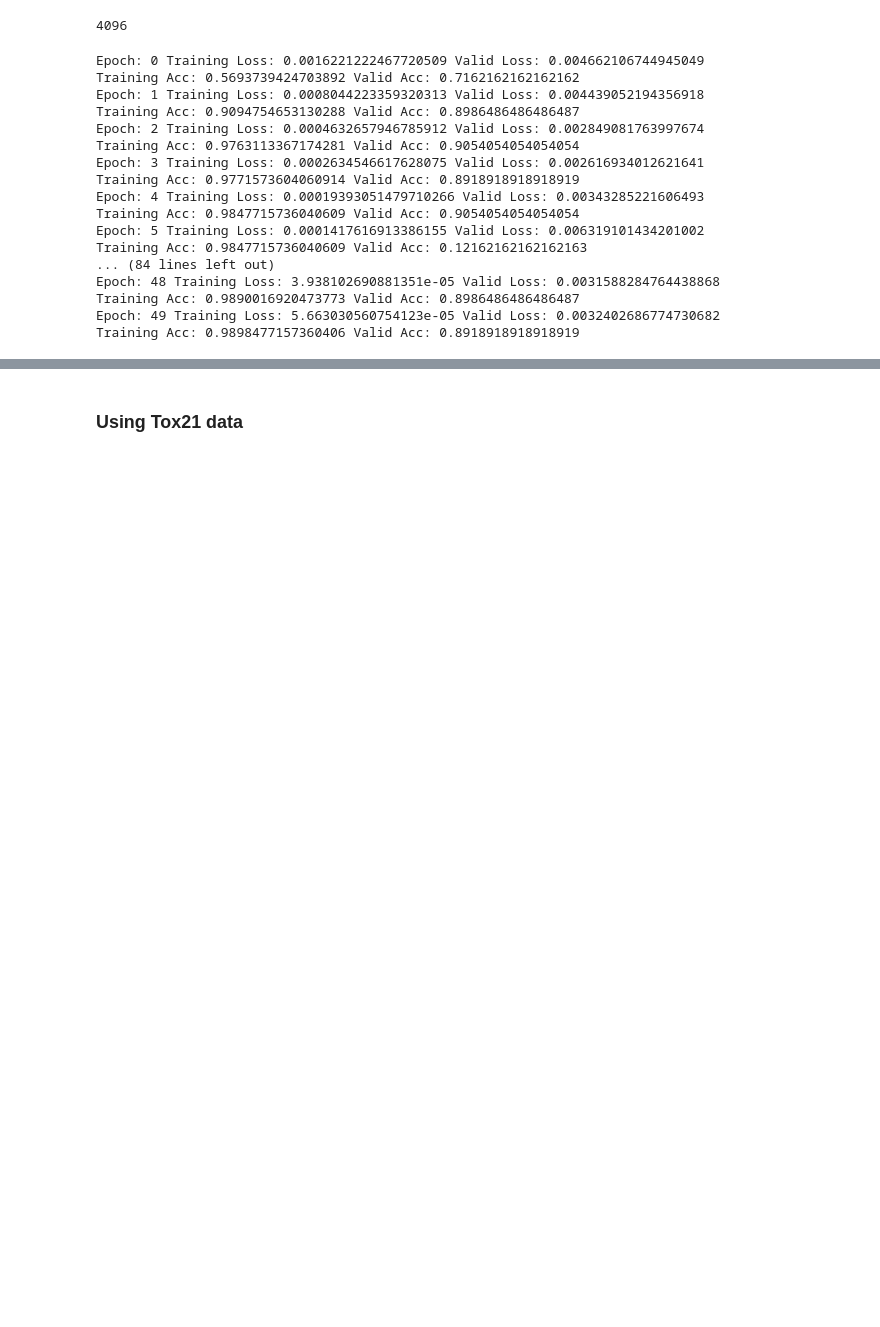
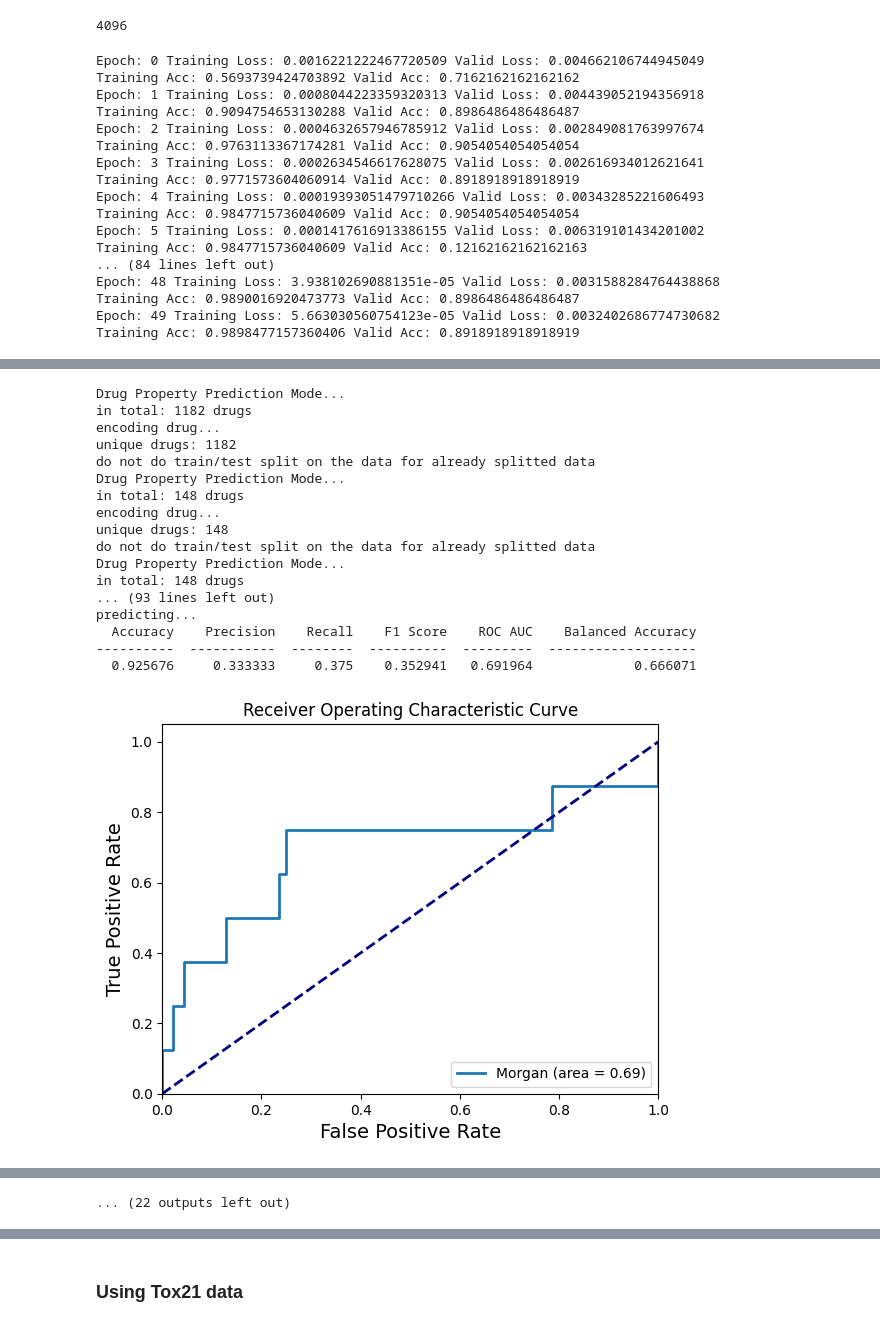
Before and after one commit to FabioLddo/toxicity_prediction, a Jupyter notebook: toxicity_prediction_project-Bulloni_Ippolito_Loddo-D3A.ipynb, the cells around one changed output, grey strips where cells are left out. Saved outputs shown, nothing was run; the diff lists cells and outputs as text; code cells hidden in the pictures; blank space fills up the shorter version.

```diff
--- a/toxicity_prediction_project-Bulloni_Ippolito_Loddo-D3A.ipynb
+++ b/toxicity_prediction_project-Bulloni_Ippolito_Loddo-D3A.ipynb
@@ -760,0 +993,19 @@ evaluate_model(model_dp, dp_test)
+# %%
+#Calculating LogP, MW, RB, AromaticAtoms, HeavyAtoms, AP  descriptors
+def compute_descriptors(df):
+    dfc = df.copy()
+    dfc["ROMol"] = dfc["smiles"].apply(lambda x: Chem.MolFromSmiles(x))
+    dfc['MolLogP'] = [Descriptors.MolLogP(mol) for mol in dfc['ROMol']]
+    dfc['RB'] =  [Descriptors.NumRotatableBonds(mol) for mol in dfc['ROMol']]
+    dfc['cLogP'] = [Descriptors.MolWt(mol) for mol in dfc['ROMol']]
+    dfc['ExactMolWt'] = [Descriptors.ExactMolWt(mol) for mol in dfc['ROMol']]
+    dfc['NumRotatableBonds'] = [Descriptors.NumRotatableBonds(mol) for mol in dfc['ROMol']]
+    dfc['MolWt'] = [Descriptors.MolWt(mol) for mol in dfc['ROMol']]
+    dfc['AromaticAtoms'] = [len(mol.GetAromaticAtoms()) for mol in dfc['ROMol']]
+    dfc['HeavyAtoms'] = [mol.GetNumHeavyAtoms() for mol in dfc['ROMol']]
+    dfc['AP'] = dfc['AromaticAtoms'] / dfc['HeavyAtoms']
+
+    return dfc
+# %%
+# Compute features on the already splitted data
+train_features, test_features, valid_features = [compute_descriptors(data) for data in [train_data, test_data, valid_data]]
@@ -760,0 +1020,45 @@ evaluate_model(model_dp, dp_test)
+# %%
+# Get X and y for train, test, val splits
+X_train = train_features[['smiles', 'FDA_APPROVED', 'ROMol', 'MolLogP', 'RB', 'cLogP',
+                         'ExactMolWt', 'NumRotatableBonds', 'MolWt', 'AromaticAtoms',
+                         'HeavyAtoms', 'AP']]
+y_train = train_features['CT_TOX']
+
+X_test = test_features[['smiles', 'FDA_APPROVED', 'ROMol', 'MolLogP', 'RB', 'cLogP',
+                         'ExactMolWt', 'NumRotatableBonds', 'MolWt', 'AromaticAtoms',
+                         'HeavyAtoms', 'AP']]
+y_test = test_features['CT_TOX']
+
+X_valid = valid_features[['smiles', 'FDA_APPROVED', 'ROMol', 'MolLogP', 'RB', 'cLogP',
+                         'ExactMolWt', 'NumRotatableBonds', 'MolWt', 'AromaticAtoms',
+                         'HeavyAtoms', 'AP']]
+y_valid = valid_features['CT_TOX']
+# %%
+# Concatenate the features to make them compatible with DeepPurpose
+X_train = np.concatenate([X_train['smiles']] + [X_train.drop(['smiles', 'ROMol'], axis=1).values.flatten()], axis=0)
+X_test = np.concatenate([X_test['smiles']] + [X_test.drop(['smiles', 'ROMol'], axis=1).values.flatten()], axis=0)
+X_valid = np.concatenate([X_valid['smiles']] + [X_valid.drop(['smiles', 'ROMol'], axis=1).values.flatten()], axis=0)
+# %%
+# Train the DeepPurpose model using all the new features
+drug_encodings = ['Morgan', 'Pubchem', 'Daylight', 'rdkit_2d_normalized', 'ESPF', 'ErG', 'CNN', 'Transformer']
+
+[train_model(X_train, y_train, X_test, y_test, X_valid, y_valid, encoding) for encoding in drug_encodings]
+# %% [output]
+Drug Property Prediction Mode...
+in total: 1182 drugs
+encoding drug...
+unique drugs: 1182
+do not do train/test split on the data for already splitted data
+Drug Property Prediction Mode...
+in total: 148 drugs
+encoding drug...
+unique drugs: 148
+do not do train/test split on the data for already splitted data
+Drug Property Prediction Mode...
+in total: 148 drugs
+... (93 lines left out)
+predicting...
+  Accuracy    Precision    Recall    F1 Score    ROC AUC    Balanced Accuracy
+----------  -----------  --------  ----------  ---------  -------------------
+  0.925676     0.333333     0.375    0.352941   0.691964             0.666071
+[figure, added]
@@ -760,0 +1107 @@ evaluate_model(model_dp, dp_test)
+... (22 outputs left out)
```
Also changed, not shown: parts of 48 cells of this notebook, 14 other files.
